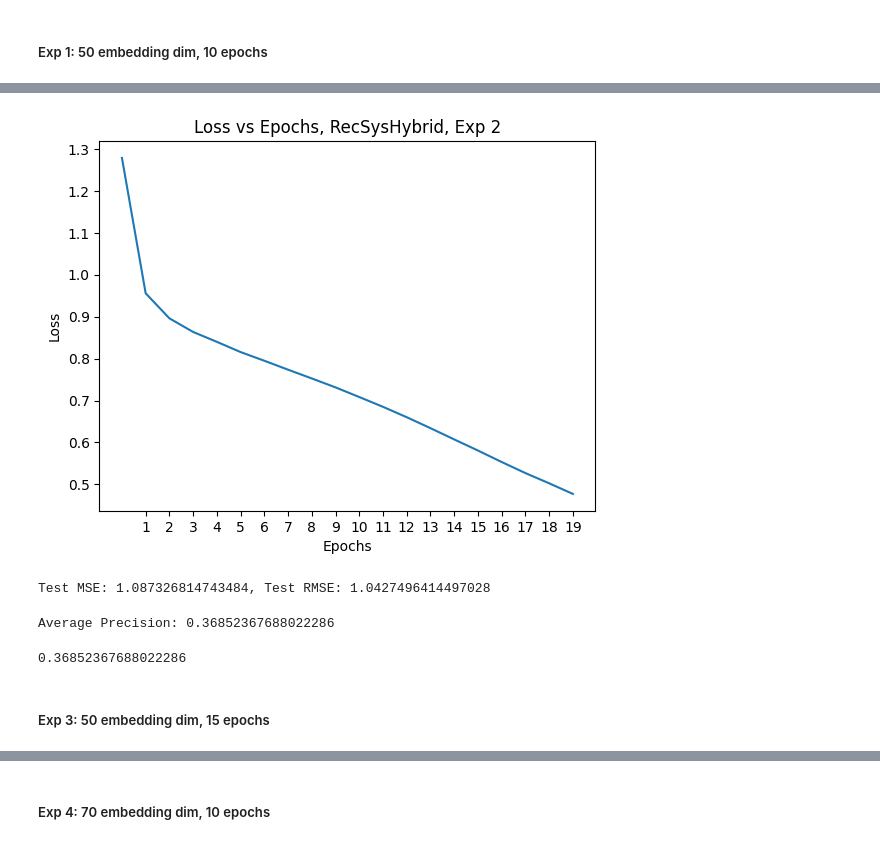
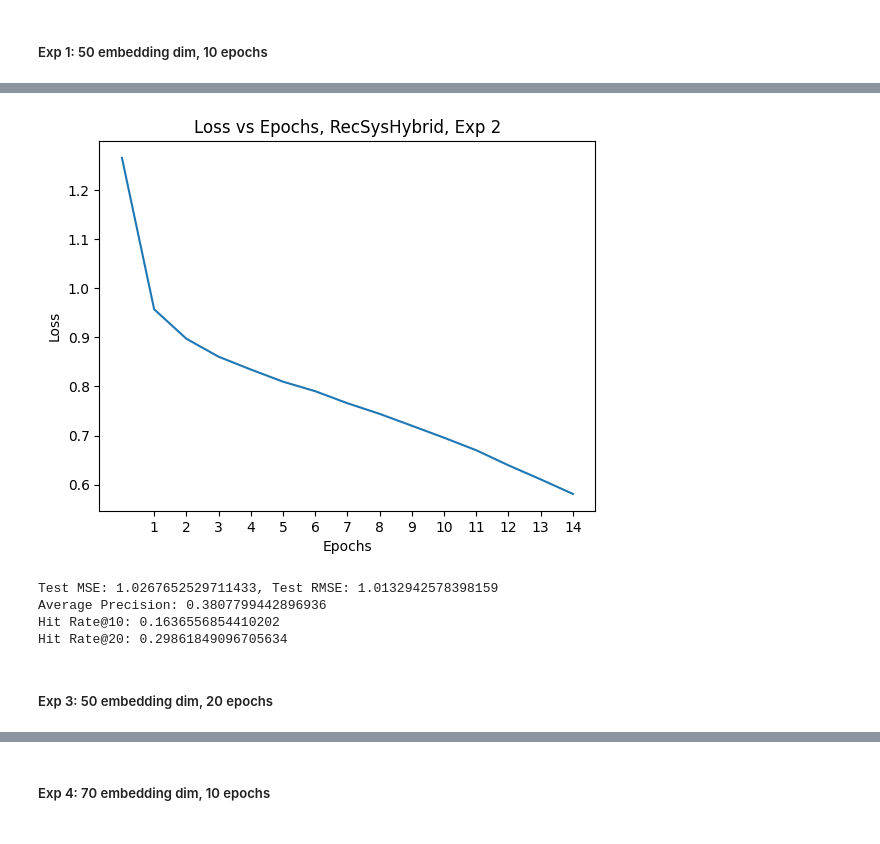
Before and after one commit to mlgomez0/social_media_analytics, a Jupyter notebook: recommender_systems/recommender_systems.ipynb, the cells around one changed output, grey strips where cells are left out. Saved outputs shown, nothing was run; the diff lists cells and outputs as text; code cells hidden in the pictures.

```diff
--- a/recommender_systems/recommender_systems.ipynb
+++ b/recommender_systems/recommender_systems.ipynb
@@ -84,5 +85,3 @@ df_rating.item_id.nunique()
 df_rating.shape
 # %% [output]
 (100000, 4)
-# %%
-df_rating["datetime"] = df_rating["timestamp"].apply(lambda x: datetime.datetime.fromtimestamp(x))
@@ -409,5 +555,0 @@ Average Precision: 0.2971264367816092
-# %%
-model = RecSysMF(n_users, n_items, n_factors=5)
-criterion = nn.MSELoss()
-optimizer = optim.Adam(model.parameters(), lr=0.01)
-n_epochs = 20
@@ -937,17 +1103,23 @@ Epoch 20/20, Loss: 0.4771958184357334
 # %%
-plot_training_epochs(losses_e2, "RecSysHybrid, Exp 2", 20)
+plot_training_epochs(losses_e2, "RecSysHybrid, Exp 2", 15)
 # %% [output]
-[figure, old version]
+[figure, new version]
-# %%
-get_mse_rmse_hybrid(model, test_ratings, test_users, test_items, test_genres, test_sentiments)
-# %% [output]
-Test MSE: 1.087326814743484, Test RMSE: 1.0427496414497028
-# %%
-get_precision_at_k_hybrid(test_data, model, user_id_map, item_id_map, item_id_reverse_map, top_n=10)
-# %% [output]
-Average Precision: 0.36852367688022286
-0.36852367688022286
+# %%
+mse, rmse = get_mse_rmse_hybrid(model, test_ratings, test_users, test_items, test_genres, test_sentiments)
+precision_k = get_precision_at_k_hybrid(test_data, model, user_id_map, item_id_map, item_id_reverse_map, top_n=10)
+hit_rate_10 = calculate_hit_rate_hybrid(model, test_data, user_id_map, item_id_map, item_id_reverse_map, test_items_unique, k=10)
+hit_rate_20 = calculate_hit_rate_hybrid(model, test_data, user_id_map, item_id_map, item_id_reverse_map, test_items_unique, k=20)
+mses_HD.append(mse)
+rmses_HD.append(rmse)
+precisions_k_HD.append(precision_k)
+hit_rates_10_HD.append(hit_rate_10)
+hit_rates_20_HD.append(hit_rate_20)
+# %% [output]
+Test MSE: 1.0267652529711433, Test RMSE: 1.0132942578398159
+Average Precision: 0.3807799442896936
+Hit Rate@10: 0.1636556854410202
+Hit Rate@20: 0.29861849096705634
 # %% [markdown]
-##### Exp 3: 50 embedding dim, 15 epochs
+##### Exp 3: 50 embedding dim, 20 epochs
 # %%
 embedding_dim = 50
```
Also changed, not shown: parts of 90 cells of this notebook.
